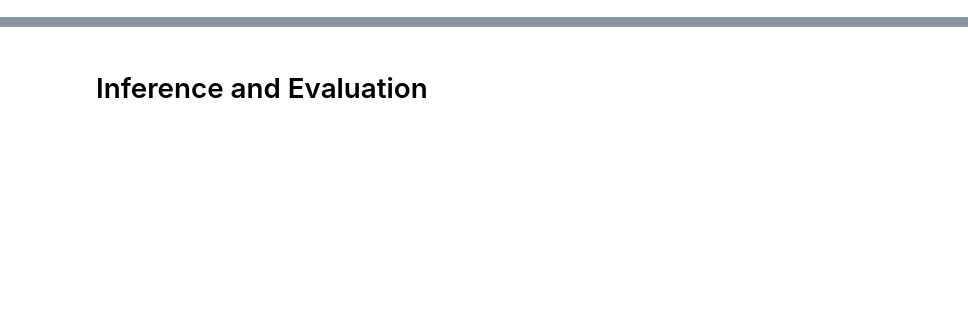
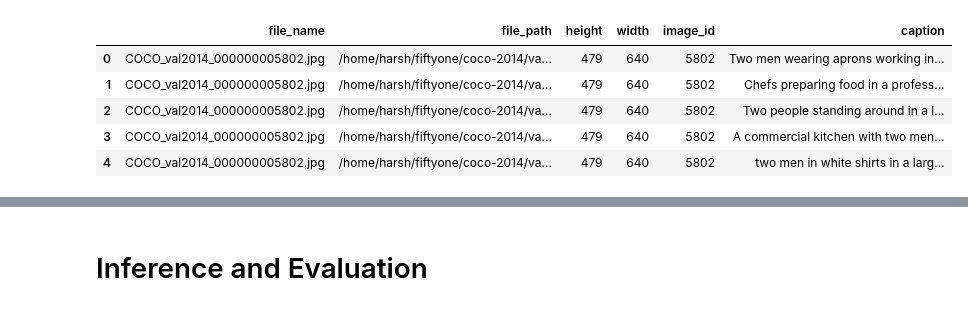
Before and after one commit to hmankodiya/PaperImplementations, a Jupyter notebook: ShowAndTell/inference.ipynb, the cells around one changed output, grey strips where cells are left out. Cells and saved outputs as stored; diff of their text form; code cells hidden in the pictures; blank space fills up the shorter version.

```diff
--- a/ShowAndTell/inference.ipynb
+++ b/ShowAndTell/inference.ipynb
@@ -15,0 +4,10 @@
+# %%
+val_dataset_df = pd.read_csv("./coco-2014/dataset_csv/val_dataset.csv")
+val_dataset_df.head()
+# %% [output]
+|  | file_name | file_path | height | width | image_id | caption |
+| 0 | COCO_val2014_000000005802.jpg | /home/harsh/fiftyone/coco-2014/va... | 479 | 640 | 5802 | Two men wearing aprons working in... |
+| 1 | COCO_val2014_000000005802.jpg | /home/harsh/fiftyone/coco-2014/va... | 479 | 640 | 5802 | Chefs preparing food in a profess... |
+| 2 | COCO_val2014_000000005802.jpg | /home/harsh/fiftyone/coco-2014/va... | 479 | 640 | 5802 | Two people standing around in a l... |
+| 3 | COCO_val2014_000000005802.jpg | /home/harsh/fiftyone/coco-2014/va... | 479 | 640 | 5802 | A commercial kitchen with two men... |
+| 4 | COCO_val2014_000000005802.jpg | /home/harsh/fiftyone/coco-2014/va... | 479 | 640 | 5802 | two men in white shirts in a larg... |
```
Also changed, not shown: parts of 26 cells of this notebook, 11 other files.
